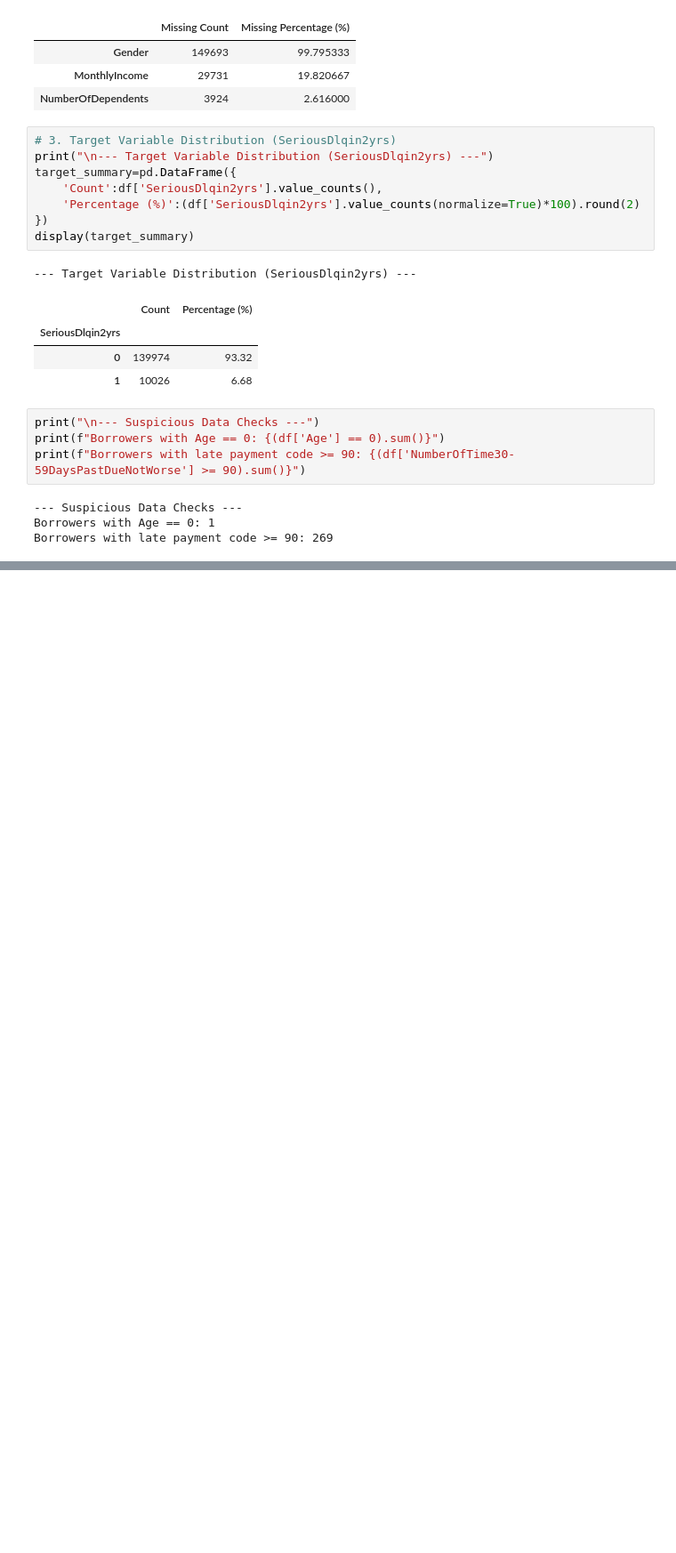
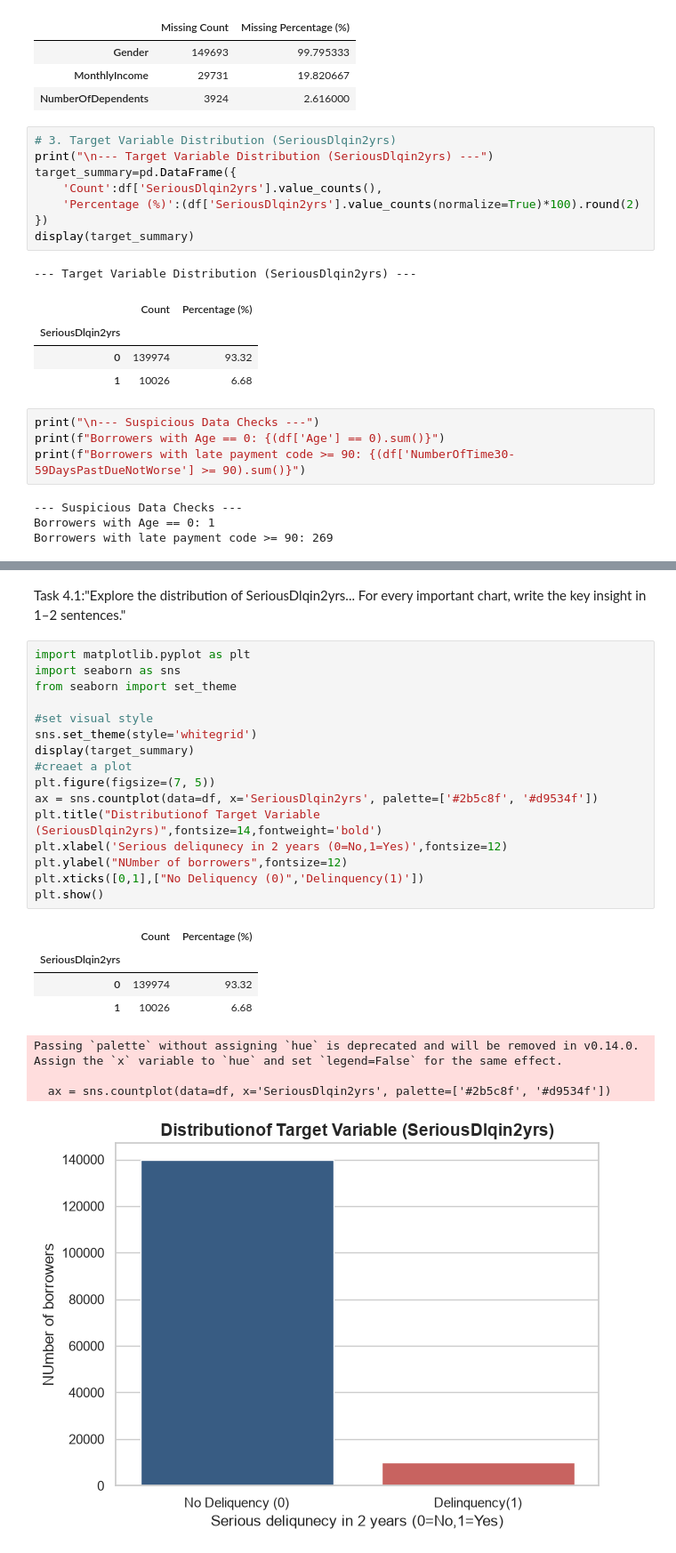
Before and after one commit to Abubakar651/NIAI, a Jupyter notebook: Projects/Credit_Score_EDA/Credit_score_EDA.ipynb, the cells around one changed output, grey strips where cells are left out. Shown at 89% size. Drawn from its saved outputs; the diff is of its cells as text; blank space fills up the shorter version.

```diff
--- a/Projects/Credit_Score_EDA/Credit_score_EDA.ipynb
+++ b/Projects/Credit_Score_EDA/Credit_score_EDA.ipynb
@@ -130,0 +236,27 @@ Borrowers with late payment code >= 90: 269
+# %% [markdown]
+Task 4.1:"Explore the distribution of SeriousDlqin2yrs... For every important chart, write the key insight in 1–2 sentences."
+# %%
+import matplotlib.pyplot as plt
+import seaborn as sns
+from seaborn import set_theme
+
+#set visual style
+sns.set_theme(style='whitegrid')
+display(target_summary)
+#creaet a plot
+plt.figure(figsize=(7, 5))
+ax = sns.countplot(data=df, x='SeriousDlqin2yrs', palette=['#2b5c8f', '#d9534f'])
+plt.title("Distributionof Target Variable (SeriousDlqin2yrs)",fontsize=14,fontweight='bold')
+plt.xlabel('Serious deliqunecy in 2 years (0=No,1=Yes)',fontsize=12)
+plt.ylabel("NUmber of borrowers",fontsize=12)
+plt.xticks([0,1],["No Deliquency (0)",'Delinquency(1)'])
+plt.show()
+# %% [output]
+|  | Count | Percentage (%) |
+| SeriousDlqin2yrs |  |  |
+| 0 | 139974 | 93.32 |
+| 1 | 10026 | 6.68 |
+Passing `palette` without assigning `hue` is deprecated and will be removed in v0.14.0. Assign the `x` variable to `hue` and set `legend=False` for the same effect.
+
+  ax = sns.countplot(data=df, x='SeriousDlqin2yrs', palette=['#2b5c8f', '#d9534f'])
+[figure, added]
```
Also changed, not shown: parts of 2 cells of this notebook, 18 other files.
